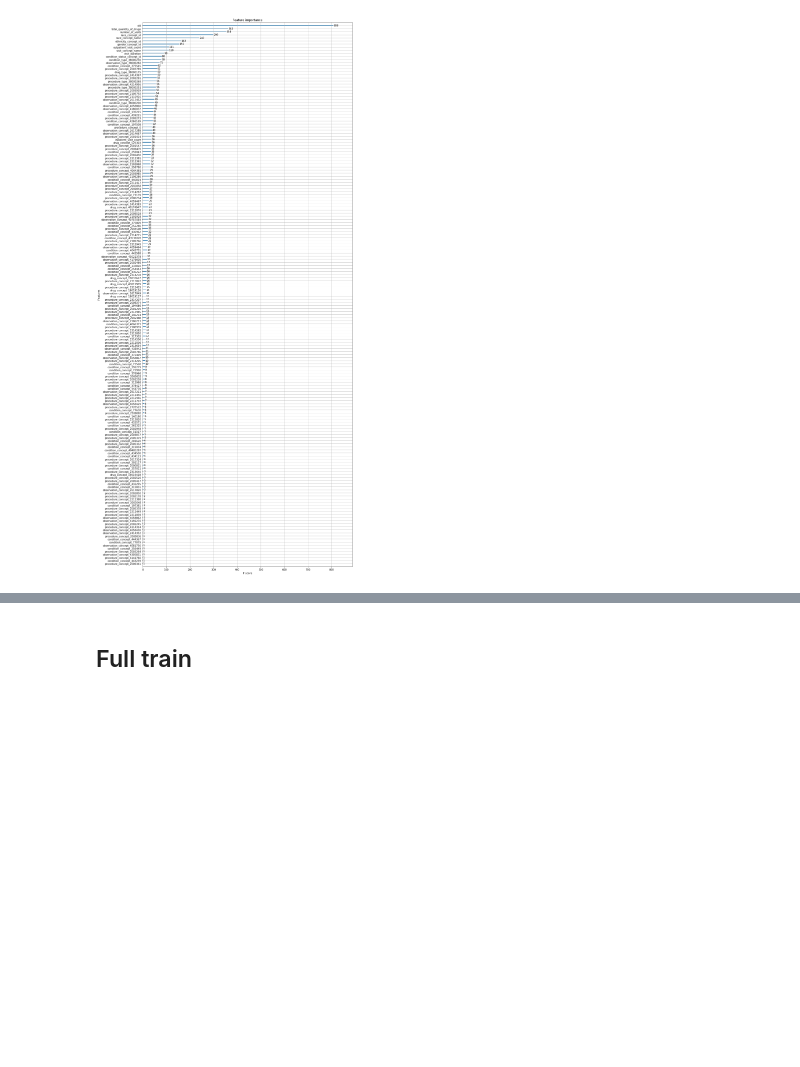
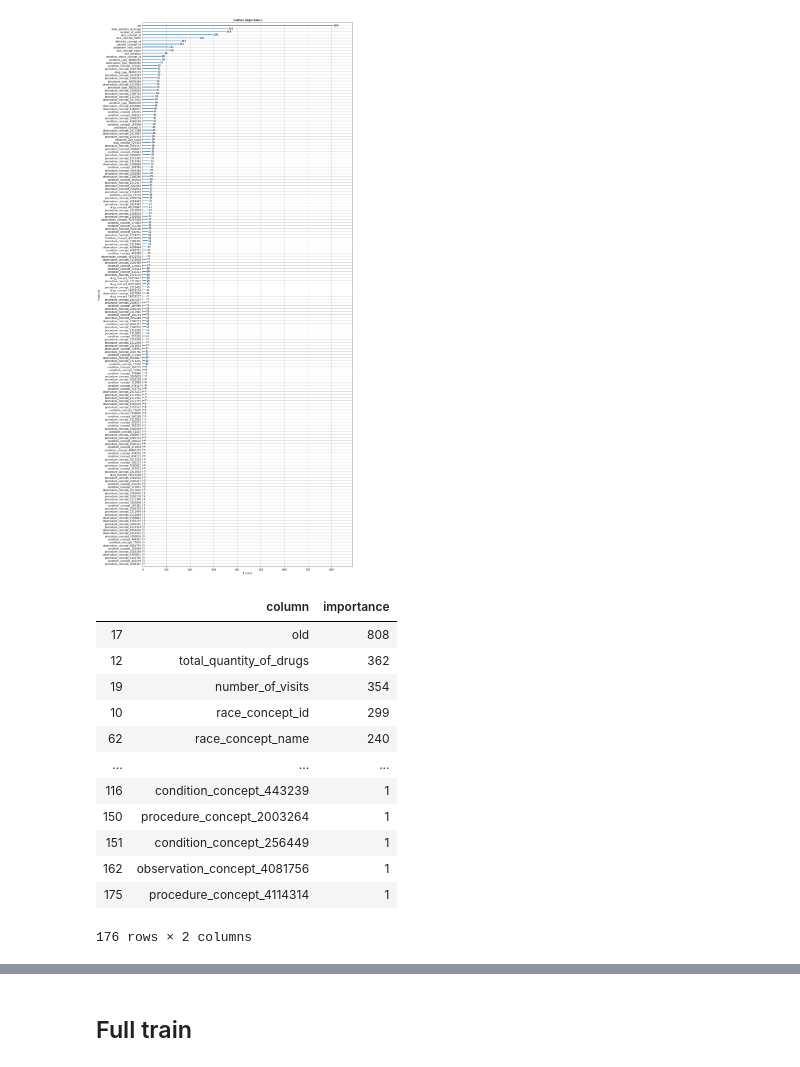
Before and after one commit to romirmoza/omop-cdm-postgresql, a Jupyter notebook: XGB_model_4.ipynb, the cells around one changed output, grey strips where cells are left out. Saved outputs shown, nothing was run; the diff lists cells and outputs as text; code cells hidden in the pictures; blank space fills up the shorter version.

```diff
--- a/XGB_model_4.ipynb
+++ b/XGB_model_4.ipynb
@@ -469,3 +525,22 @@ plt.rcParams["figure.figsize"] = (15,40)
 ax = xgb.plot_importance(xgb_model)
 # %% [output]
 [figure]
+# %%
+importance = xgb_model.get_fscore()
+importance = pd.DataFrame.from_dict(importance.items())
+importance.columns=['column','importance']
+importance.sort_values(by='importance', ascending=False)
+# %% [output]
+|  | column | importance |
+| 17 | old | 808 |
+| 12 | total_quantity_of_drugs | 362 |
+| 19 | number_of_visits | 354 |
+| 10 | race_concept_id | 299 |
+| 62 | race_concept_name | 240 |
+| ... | ... | ... |
+| 116 | condition_concept_443239 | 1 |
+| 150 | procedure_concept_2003264 | 1 |
+| 151 | condition_concept_256449 | 1 |
+| 162 | observation_concept_4081756 | 1 |
+| 175 | procedure_concept_4114314 | 1 |
+176 rows × 2 columns
```
Also changed, not shown: parts of 9 cells of this notebook.
